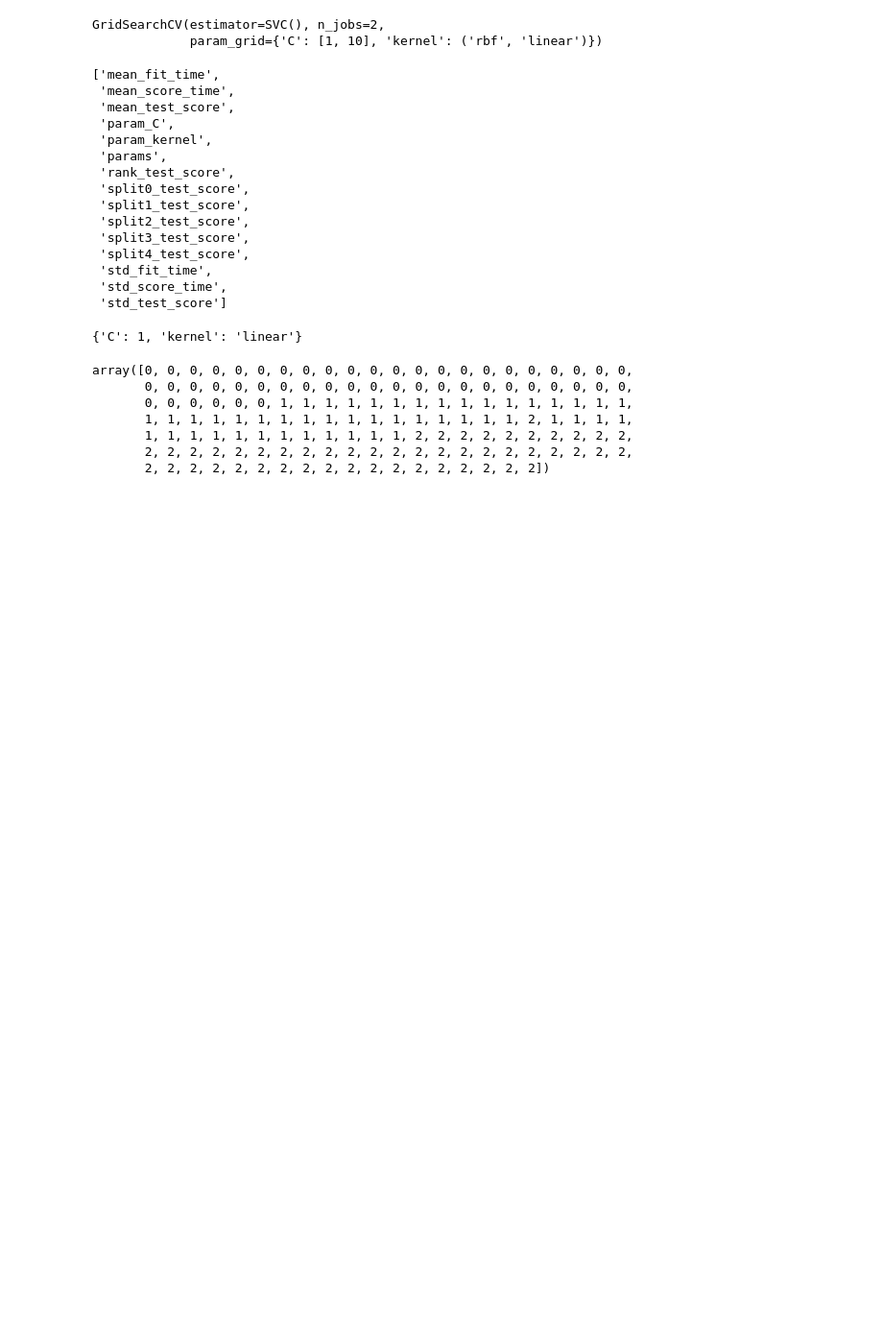
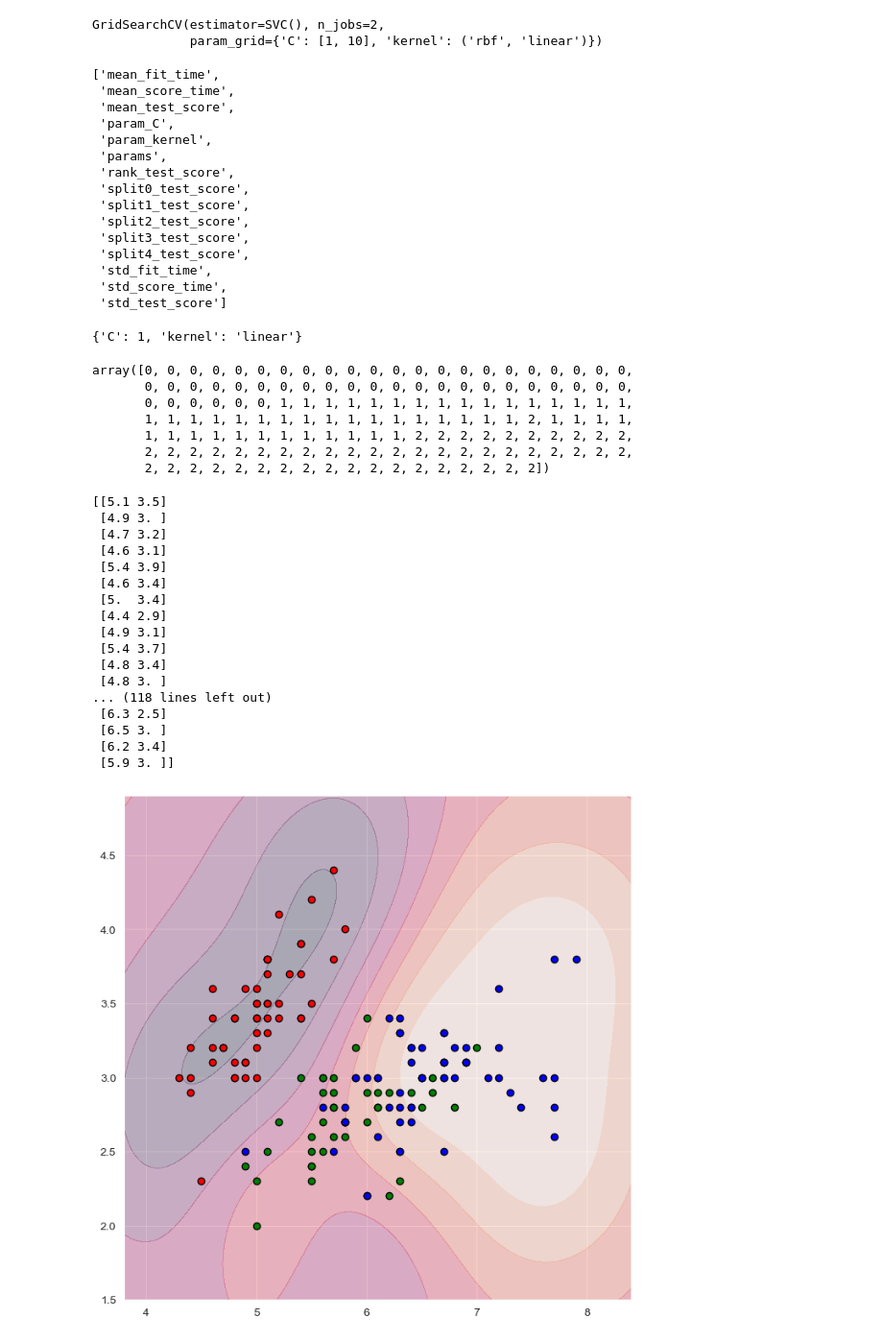
Before and after one commit to AshgardDev/Python_Machine_Learn, a Jupyter notebook: 学习笔记/机器学习/机器学习05_支持向量机.ipynb, the cells around one changed output. Shown at 96% size. Drawn from its saved outputs; the diff is of its cells as text; code cells hidden in the pictures; blank space fills up the shorter version.

```diff
--- a/学习笔记/机器学习/机器学习05_支持向量机.ipynb
+++ b/学习笔记/机器学习/机器学习05_支持向量机.ipynb
@@ -64,3 +66,55 @@ array([0, 0, 0, 0, 0, 0, 0, 0, 0, 0, 0, 0, 0, 0, 0, 0, 0, 0, 0, 0, 0, 0,
        1, 1, 1, 1, 1, 1, 1, 1, 1, 1, 1, 1, 2, 2, 2, 2, 2, 2, 2, 2, 2, 2,
        2, 2, 2, 2, 2, 2, 2, 2, 2, 2, 2, 2, 2, 2, 2, 2, 2, 2, 2, 2, 2, 2,
        2, 2, 2, 2, 2, 2, 2, 2, 2, 2, 2, 2, 2, 2, 2, 2, 2, 2])
+# %%
+## svm算法
+import numpy as np
+import sklearn as sk
+import matplotlib.pyplot as plt
+import sklearn.svm as svm
+
+X, y = sk.datasets.load_iris(return_X_y=True)
+X = X[:, :2]
+model = svm.SVR(kernel='rbf', C=1, gamma=1, epsilon=0.01)
+model.fit(X, y)
+
+# print(model.coef_)
+# print(model.intercept_)
+print(model.support_vectors_)
+
+n = 1000
+x_min, x_max = X[:, 0].min() - .5, X[:, 0].max() + .5
+y_min, y_max = X[:, 1].min() - .5, X[:, 1].max() + .5
+xx, yy = np.meshgrid(np.linspace(x_min, x_max, n), np.linspace(y_min, y_max, n))
+zz = model.predict(np.c_[xx.ravel(), yy.ravel()])
+
+plt.figure(figsize=(8, 8))
+
+plt.contourf(xx, yy, zz.reshape(xx.shape), alpha=0.3)
+colors = ['red', 'green', 'blue']
+for i, color in zip([0, 1, 2], colors):
+    idx = np.where(y == i)
+    plt.scatter(X[idx, 0], X[idx, 1], c=color, edgecolor='k')
+
+plt.xlim(xx.min(), xx.max())
+plt.ylim(yy.min(), yy.max())
+plt.show()
+# %% [output]
+[[5.1 3.5]
+ [4.9 3. ]
+ [4.7 3.2]
+ [4.6 3.1]
+ [5.4 3.9]
+ [4.6 3.4]
+ [5.  3.4]
+ [4.4 2.9]
+ [4.9 3.1]
+ [5.4 3.7]
+ [4.8 3.4]
+ [4.8 3. ]
+... (118 lines left out)
+ [6.3 2.5]
+ [6.5 3. ]
+ [6.2 3.4]
+ [5.9 3. ]]
+[figure, added]
```
Also changed, not shown: parts of 2 cells of this notebook, 14 other files.
